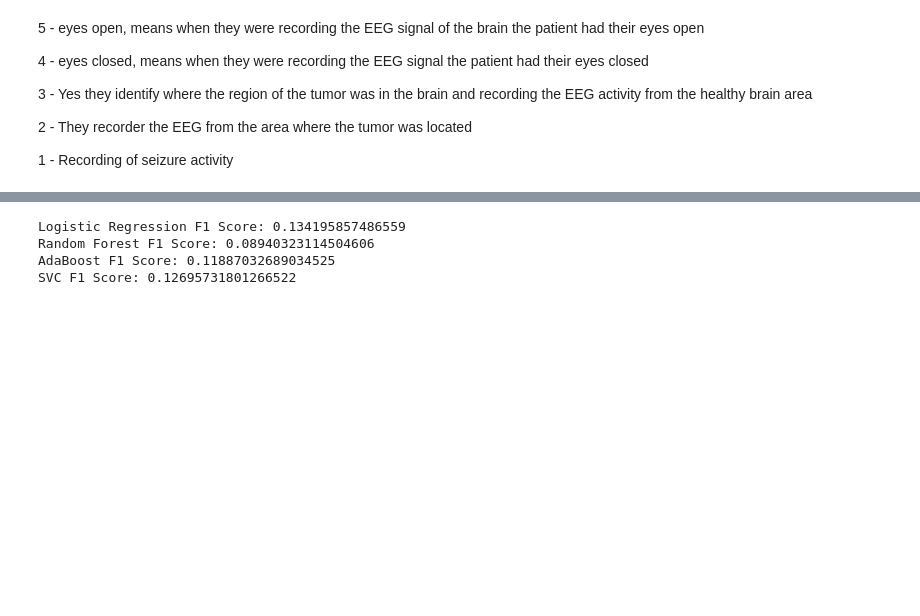
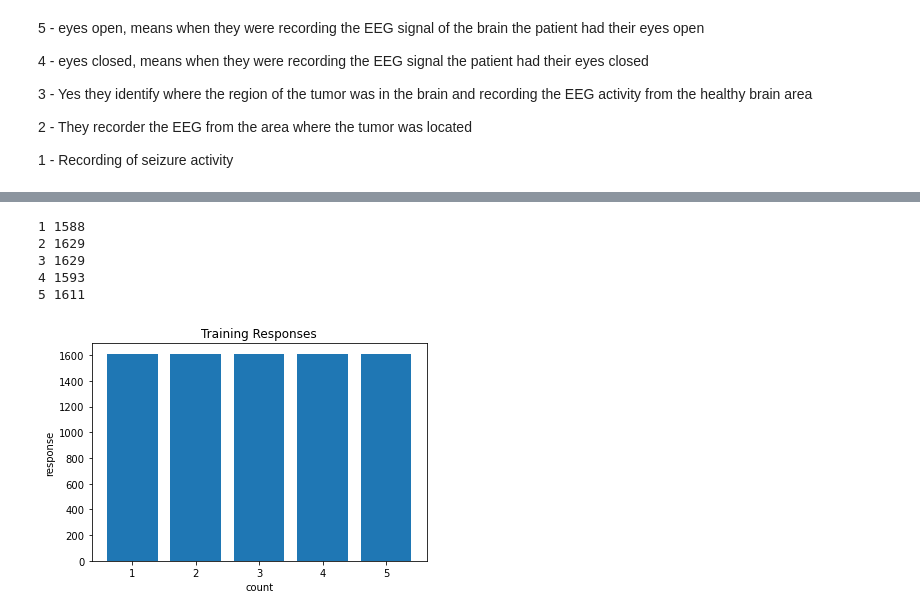
Before and after one commit to Br111t/epileptic, a Jupyter notebook: ESR_Preprocessing_Modeling.ipynb, the cells around one changed output, grey strips where cells are left out. Drawn from its saved outputs; the diff is of its cells as text; code cells hidden in the pictures; blank space fills up the shorter version.

```diff
--- a/ESR_Preprocessing_Modeling.ipynb
+++ b/ESR_Preprocessing_Modeling.ipynb
@@ -36,21 +35,29 @@ print(X_test.shape, y_test.shape)
 (3450, 178) (3450,)
 # %%
 # count of each response in training set
-response_list = [1, 2, 3, 4, 5]
-res_count = []
-for y in response_list:
-    print(y, y_train[y_train == y].count())
-    a = y_train[y_train == y].count()
+def data_dist(data, data_type):
+    response_list = [1, 2, 3, 4, 5]
+    res_count = []
+    for y in response_list:
+        print(y, data[data == y].count())
+        a = data[data == y].count()
     res_count.append(a)
 
 
-# chart the data
-plt.bar(response_list, height=res_count)
+    # chart the data
+    plt.bar(response_list, height=res_count)
 
-# add title and axis names
-plt.title('Training Responses')
-plt.xlabel('count')
-plt.ylabel('response')
+    if data_type == 'train':
+        # add title
+        plt.title('Training Responses')
 
-# show graph
-plt.show()
+
+    elif data_type == 'test':
+        # add title
+        plt.title('Testing Responses')
+
+    # add axis names
+    plt.ylabel('response')
+    plt.xlabel('count')
+    # show graph
+    plt.show()
@@ -290,21 +180,9 @@ SVC AUROC: 0.5430497027222924
-# %%
-# Logistic Regression f1_score
-lr_f1 = f1_score(y_test, lrflat_ypred, pos_label=1, average='macro', sample_weight=None, zero_division='warn')
-print('Logistic Regression F1 Score:', lr_f1)
-
-# RandomForest f1_score
-rf_f1 = f1_score(y_test, rfflat_ypred, pos_label=1, average='macro', sample_weight=None, zero_division='warn')
-print('Random Forest F1 Score:', rf_f1)
-
-# AdaBoost f1_score
-ab_f1 = f1_score(y_test, abflat_ypred, pos_label=1, average='macro', sample_weight=None, zero_division='warn')
-print('AdaBoost F1 Score:', ab_f1)
-
-# SVC f1_score
-svc_f1 = f1_score(y_test, svcflat_ypred, pos_label=1, average='macro', sample_weight=None, zero_division='warn')
-print('SVC F1 Score:', svc_f1)
-# %% [output]
-Logistic Regression F1 Score: 0.134195857486559
-Random Forest F1 Score: 0.08940323114504606
-AdaBoost F1 Score: 0.11887032689034525
-SVC F1 Score: 0.12695731801266522
+# %%
+data_dist(y_train, 'train')
+# %% [output]
+1 1588
+2 1629
+3 1629
+4 1593
+5 1611
+[figure, added]
```
Also changed, not shown: parts of 36 cells of this notebook.
